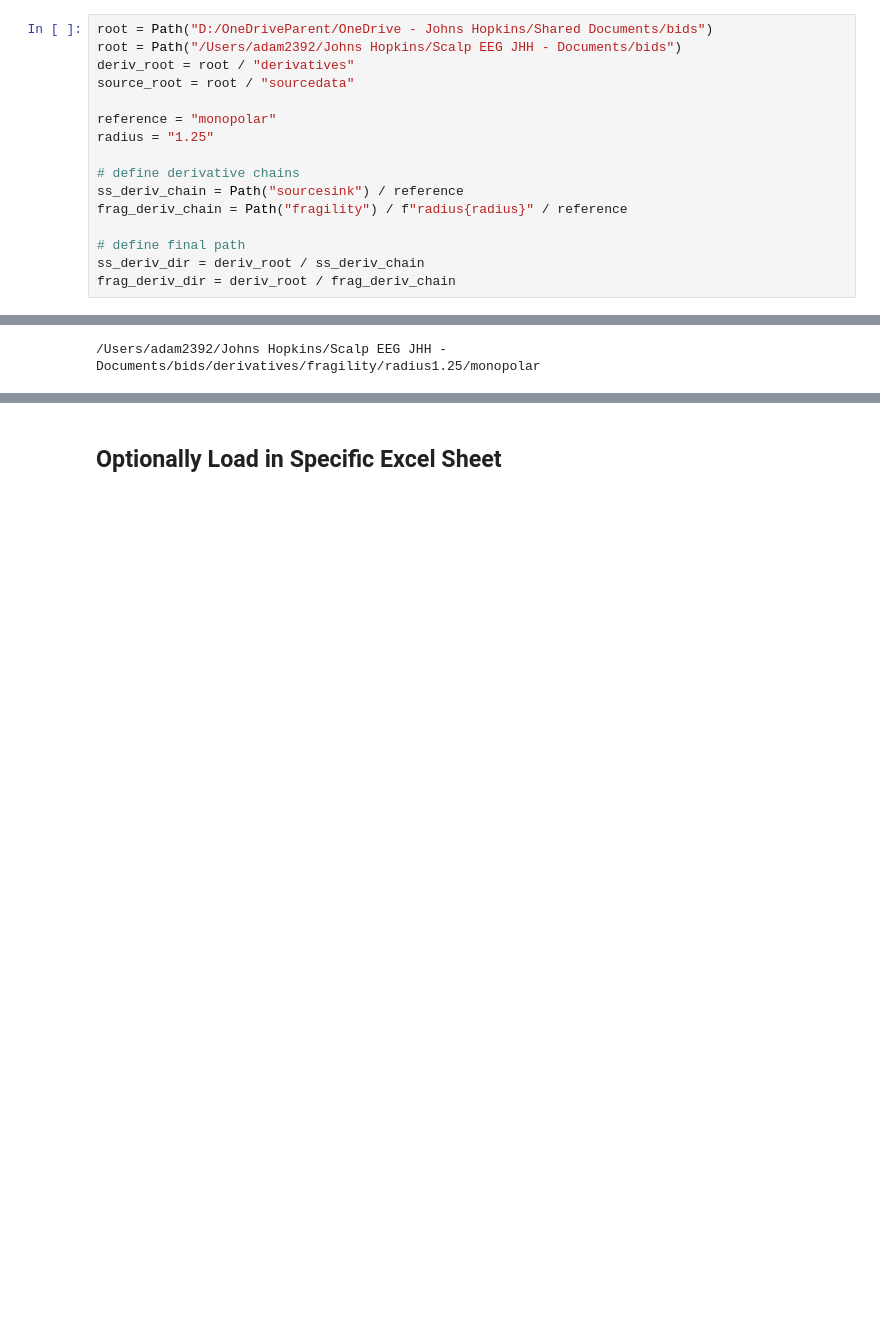
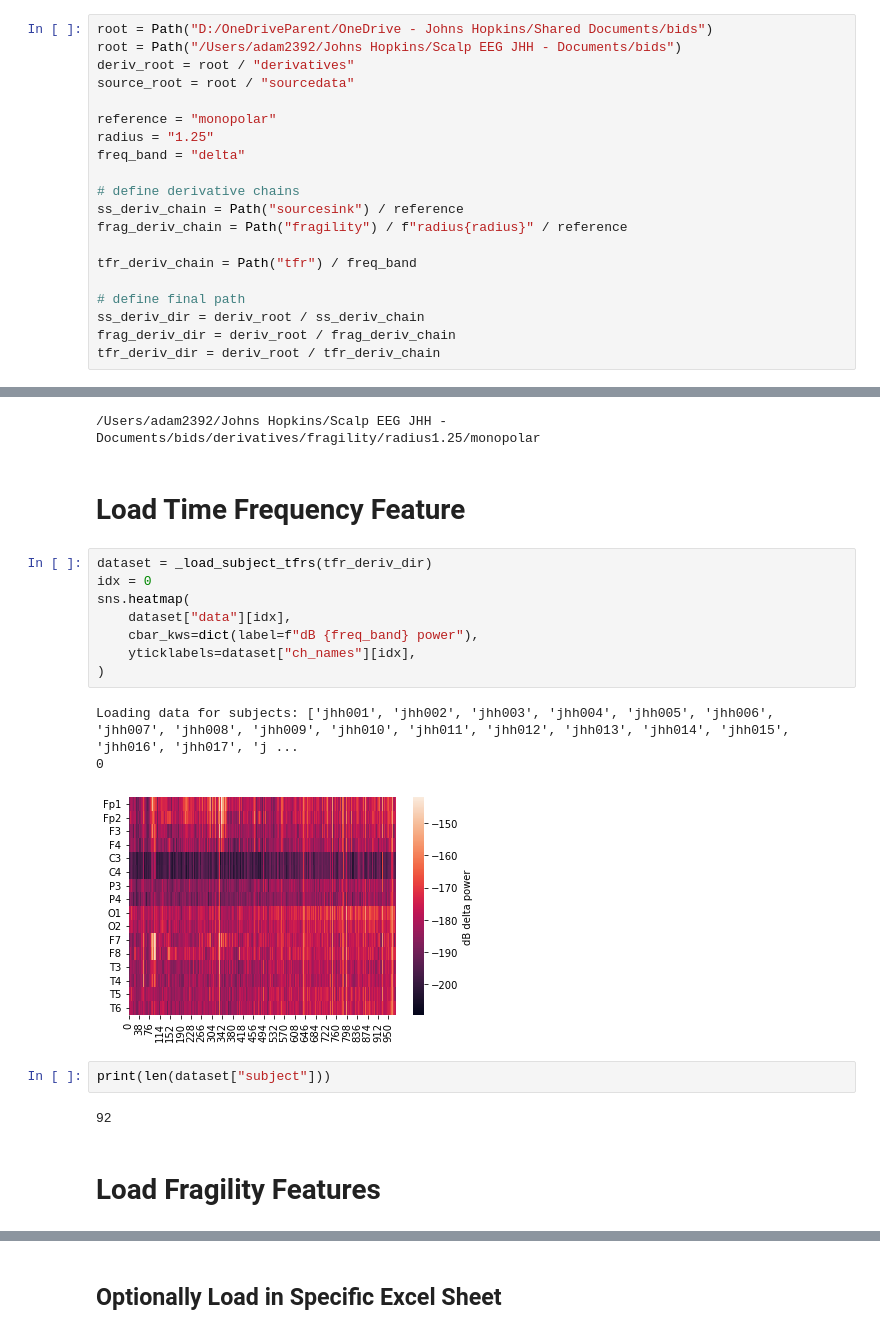
Before and after one commit to ncsl/episcalp, a Jupyter notebook: notebooks/cross_validation/epilepsy_classification.ipynb, the cells around one changed output, grey strips where cells are left out. Saved outputs shown, nothing was run; the diff lists cells and outputs as text; blank space fills up the shorter version.

```diff
--- a/notebooks/cross_validation/epilepsy_classification.ipynb
+++ b/notebooks/cross_validation/epilepsy_classification.ipynb
@@ -290,17 +337,41 @@ source_root = root / "sourcedata"
 
 reference = "monopolar"
 radius = "1.25"
+freq_band = "delta"
 
 # define derivative chains
 ss_deriv_chain = Path("sourcesink") / reference
 frag_deriv_chain = Path("fragility") / f"radius{radius}" / reference
 
+tfr_deriv_chain = Path("tfr") / freq_band
+
 # define final path
 ss_deriv_dir = deriv_root / ss_deriv_chain
 frag_deriv_dir = deriv_root / frag_deriv_chain
+tfr_deriv_dir = deriv_root / tfr_deriv_chain
 # %%
 print(frag_deriv_dir)
 # %% [output]
 /Users/adam2392/Johns Hopkins/Scalp EEG JHH - Documents/bids/derivatives/fragility/radius1.25/monopolar
+# %% [markdown]
+# Load Time Frequency Feature
+# %%
+dataset = _load_subject_tfrs(tfr_deriv_dir)
+idx = 0
+sns.heatmap(
+    dataset["data"][idx],
+    cbar_kws=dict(label=f"dB {freq_band} power"),
+    yticklabels=dataset["ch_names"][idx],
+)
+# %% [output]
+Loading data for subjects: ['jhh001', 'jhh002', 'jhh003', 'jhh004', 'jhh005', 'jhh006', 'jhh007', 'jhh008', 'jhh009', 'jhh010', 'jhh011', 'jhh012', 'jhh013', 'jhh014', 'jhh015', 'jhh016', 'jhh017', 'j ...
+0
+[figure, added]
+# %%
+print(len(dataset["subject"]))
+# %% [output]
+92
+# %% [markdown]
+# Load Fragility Features
 # %%
 dataset = _load_subject_derivs(
```
Also changed, not shown: parts of 11 cells of this notebook, 7 other files.
